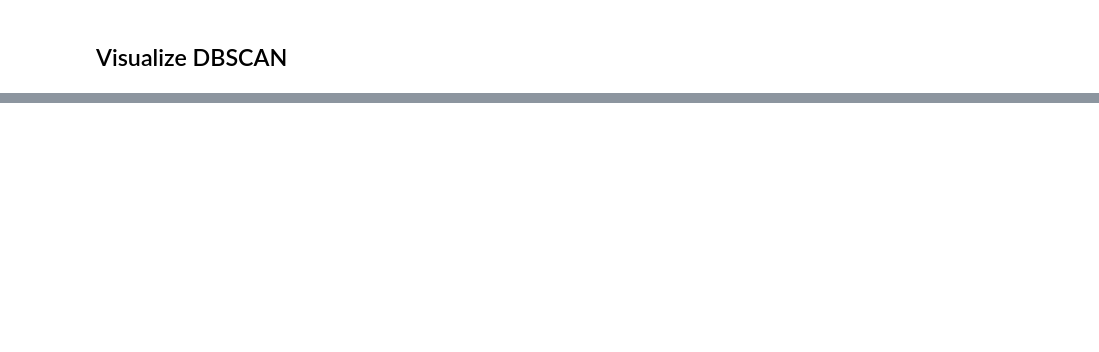
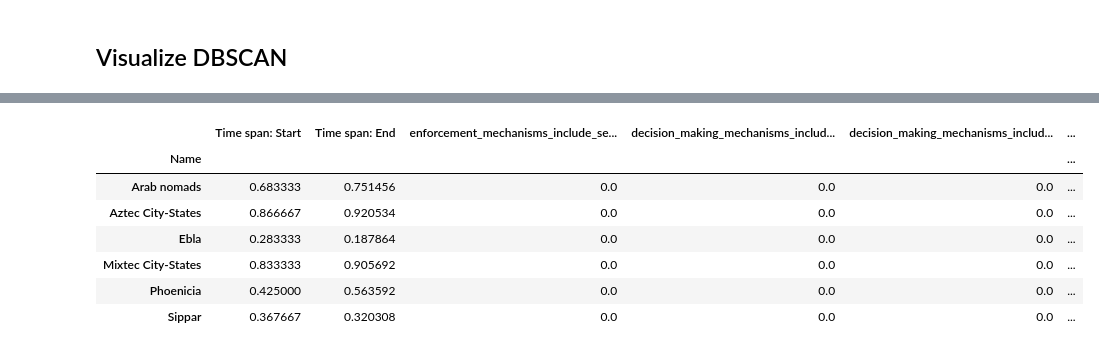
Before and after one commit to metagov/governance-archaeology, a Jupyter notebook: notebooks/Analysis_Similarity_Clustering_Communities.ipynb, the cells around one changed output, grey strips where cells are left out. Saved outputs shown, nothing was run; the diff lists cells and outputs as text; code cells hidden in the pictures; blank space fills up the shorter version.

```diff
--- a/notebooks/Analysis_Similarity_Clustering_Communities.ipynb
+++ b/notebooks/Analysis_Similarity_Clustering_Communities.ipynb
@@ -515,0 +537,11 @@ iplot(fig)
+# %%
+dbscan_cluster_1
+# %% [output]
+|  | Time span: Start | Time span: End | enforcement_mechanisms_include_se... | decision_making_mechanisms_includ... | decision_making_mechanisms_includ... | ... |
+| Name |  |  |  |  |  | ... |
+| Arab nomads | 0.683333 | 0.751456 | 0.0 | 0.0 | 0.0 | ... |
+| Aztec City-States | 0.866667 | 0.920534 | 0.0 | 0.0 | 0.0 | ... |
+| Ebla | 0.283333 | 0.187864 | 0.0 | 0.0 | 0.0 | ... |
+| Mixtec City-States | 0.833333 | 0.905692 | 0.0 | 0.0 | 0.0 | ... |
+| Phoenicia | 0.425000 | 0.563592 | 0.0 | 0.0 | 0.0 | ... |
+| Sippar | 0.367667 | 0.320308 | 0.0 | 0.0 | 0.0 | ... |
```
Also changed, not shown: parts of 4 cells of this notebook.
